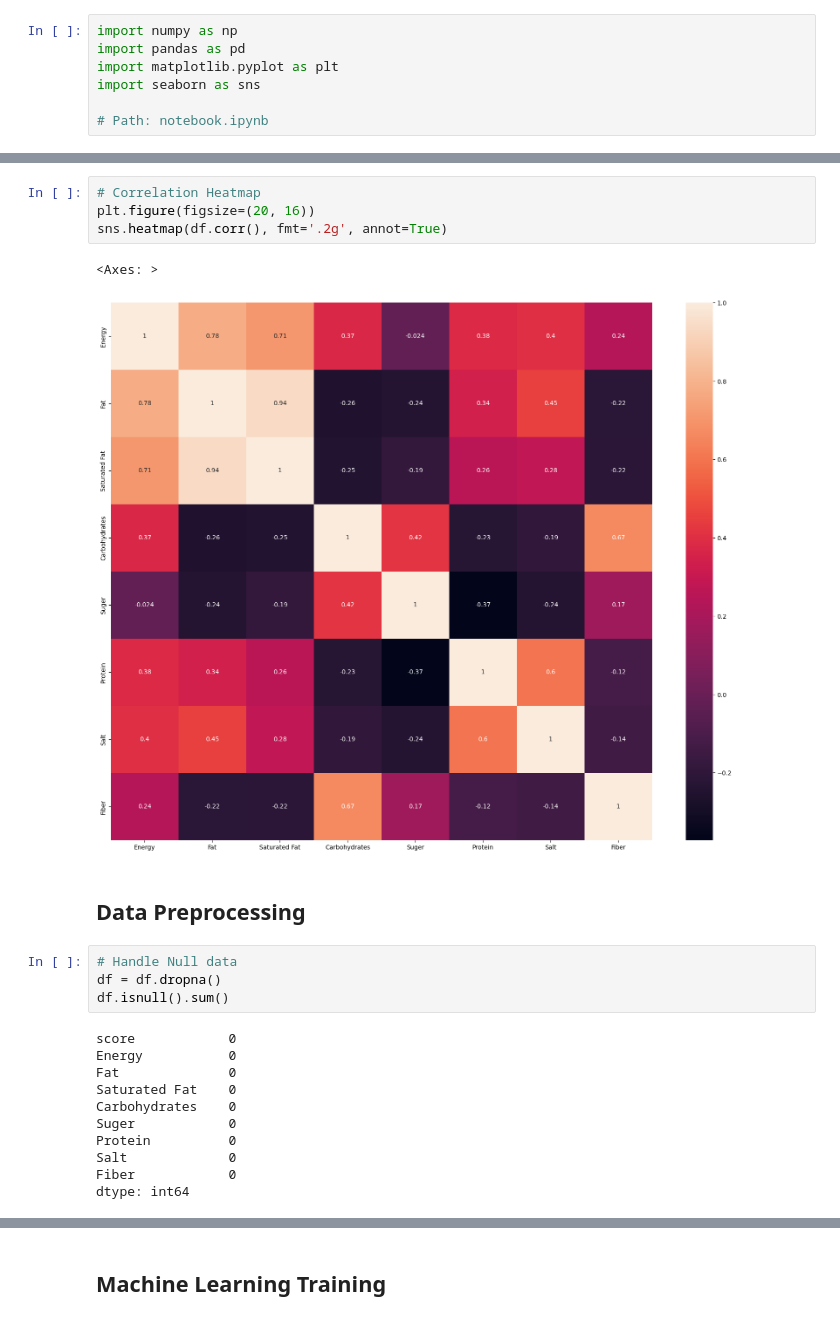
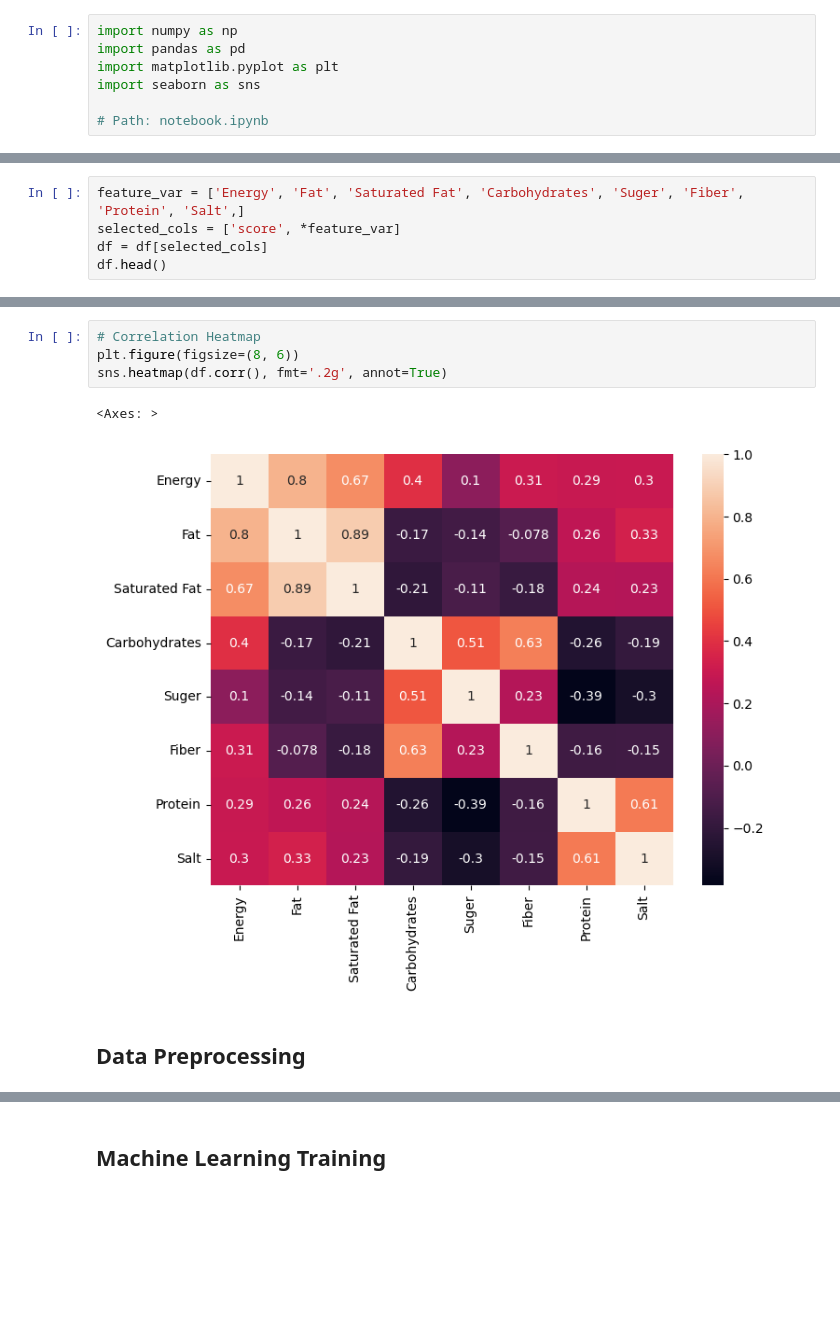
Before and after one commit to parsakzr/YTU-CE, a Jupyter notebook: Artificial Intelligence/Project-OpenFood/notebook.ipynb, the cells around one changed output, grey strips where cells are left out. Cells and saved outputs as stored; diff of their text form; blank space fills up the shorter version.

```diff
--- a/Artificial Intelligence/Project-OpenFood/notebook.ipynb
+++ b/Artificial Intelligence/Project-OpenFood/notebook.ipynb
@@ -37,0 +40,5 @@ memory usage: 14.9+ KB
+# %%
+feature_var = ['Energy', 'Fat', 'Saturated Fat', 'Carbohydrates', 'Suger', 'Fiber', 'Protein', 'Salt',]
+selected_cols = ['score', *feature_var]
+df = df[selected_cols]
+df.head()
@@ -88,24 +83,9 @@ sns.pairplot(data=df, hue='score', vars=feature_var)
 # %%
 # Correlation Heatmap
-plt.figure(figsize=(20, 16))
+plt.figure(figsize=(8, 6))
 sns.heatmap(df.corr(), fmt='.2g', annot=True)
 # %% [output]
 <Axes: >
-[figure, old version]
+[figure, new version]
 # %% [markdown]
 ## Data Preprocessing
-# %%
-# Handle Null data
-df = df.dropna()
-df.isnull().sum()
-# %% [output]
-score            0
-Energy           0
-Fat              0
-Saturated Fat    0
-Carbohydrates    0
-Suger            0
-Protein          0
-Salt             0
-Fiber            0
-dtype: int64
```
Also changed, not shown: parts of 37 cells of this notebook, 17 other files.
